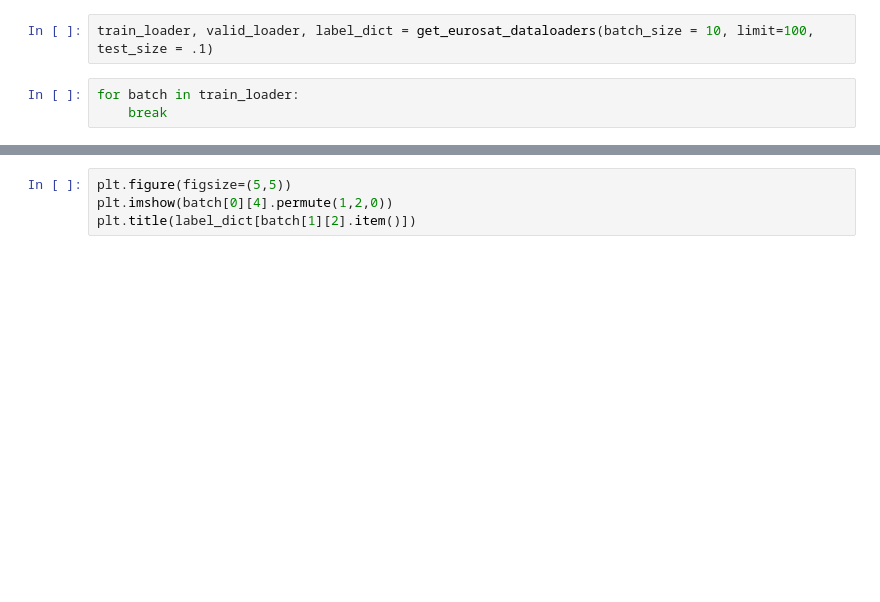
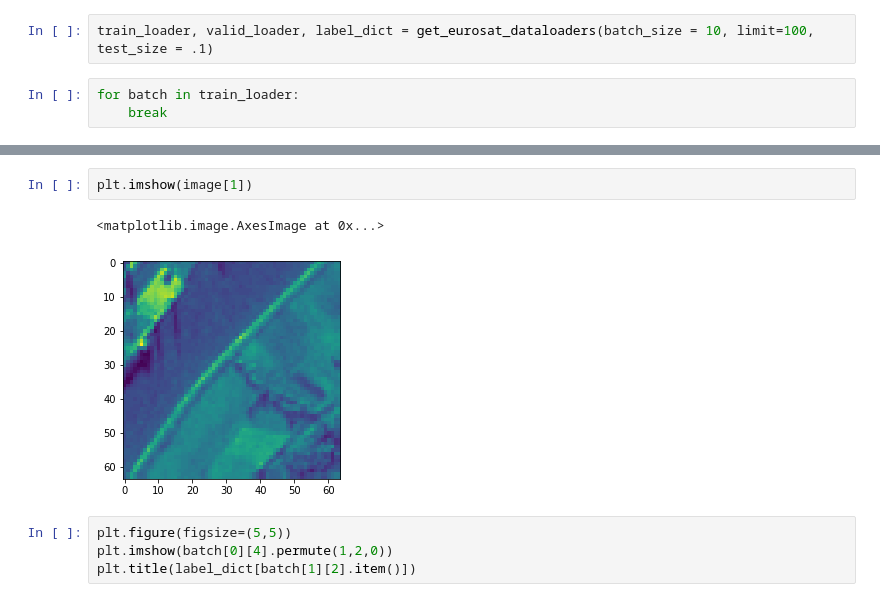
Before and after one commit to nkasmanoff/nyc-sentinel, a Jupyter notebook: Analyze Data.ipynb, the cells around one changed output, grey strips where cells are left out. Drawn from its saved outputs; the diff is of its cells as text; blank space fills up the shorter version.

```diff
--- a/Analyze Data.ipynb
+++ b/Analyze Data.ipynb
@@ -27,3 +31,8 @@ tensor(0.2968)
+# %%
+plt.imshow(image[1])
+# %% [output]
+<matplotlib.image.AxesImage at 0x...>
+[figure, added]
 # %%
 plt.figure(figsize=(5,5))
 plt.imshow(batch[0][4].permute(1,2,0))
```
Also changed, not shown: parts of 5 cells of this notebook, 1 other file.
